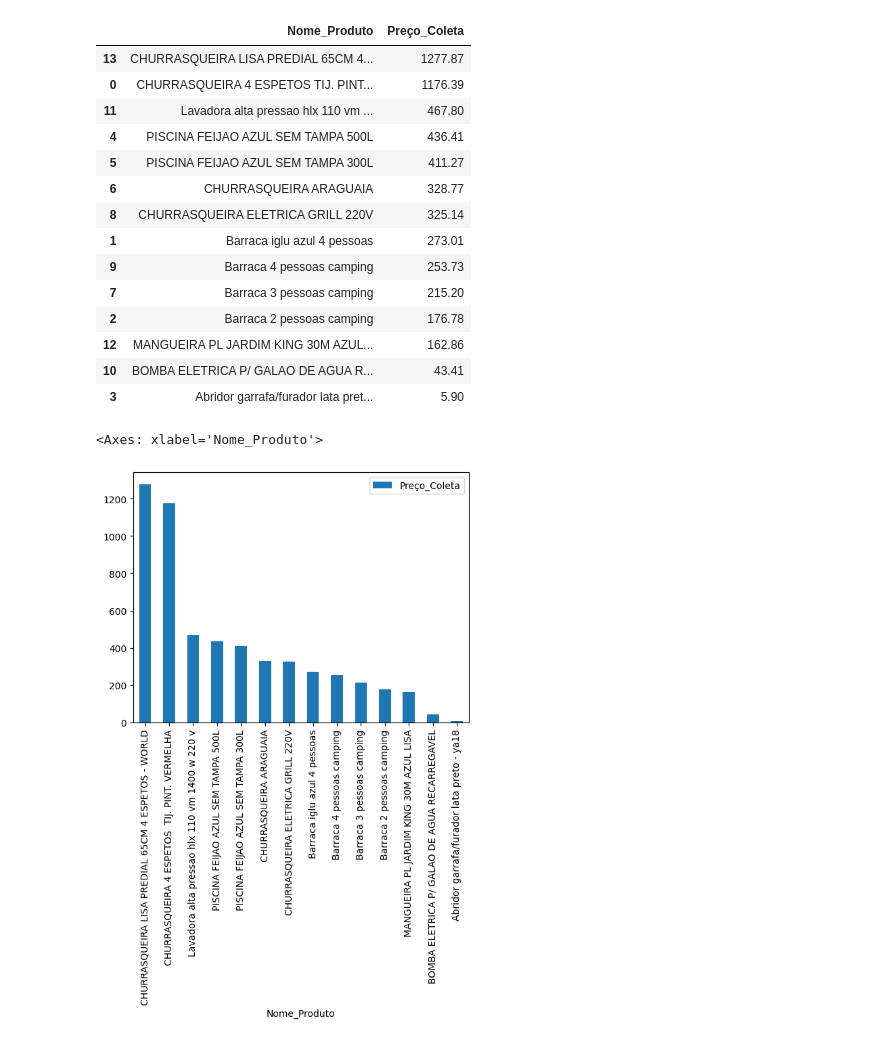
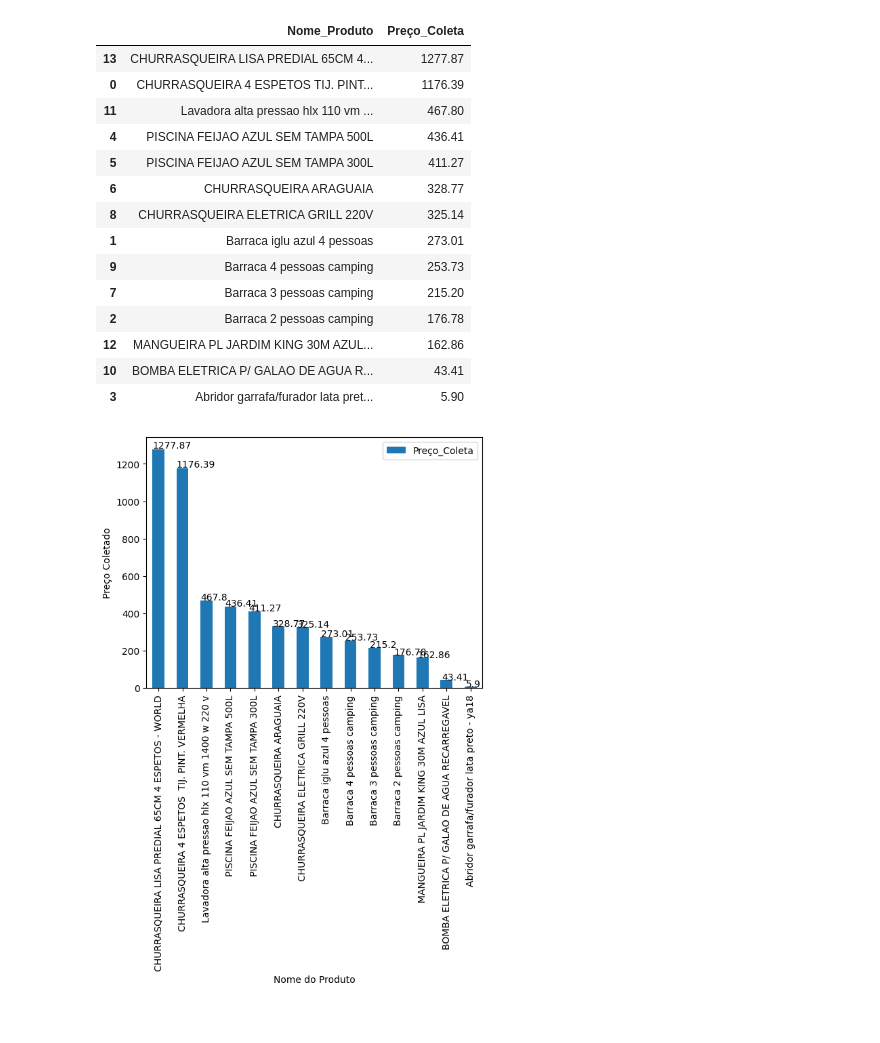
Before and after one commit to hugodevelopment/Web-Scraping, a Jupyter notebook: Desafio_FVG(Ibre).ipynb, the cells around one changed output. Saved outputs shown, nothing was run; the diff lists cells and outputs as text; code cells hidden in the pictures.

```diff
--- a/Desafio_FVG(Ibre).ipynb
+++ b/Desafio_FVG(Ibre).ipynb
@@ -158,5 +158,3 @@ df
 | 11 | Lavadora alta pressao hlx 110 vm ... | [Ref:, 116236, Marca:, TEKNA, Mod... | 467,80 | https://www.marchio.com/lavadora-... | 15/12/2023, 13:38:11 |
 | 12 | MANGUEIRA PL JARDIM KING 30M AZUL... | [Ref:, 8601, Marca:, KING, Modelo... | 162,86 | https://www.marchio.com/mangueira... | 15/12/2023, 13:38:13 |
 | 13 | CHURRASQUEIRA LISA PREDIAL 65CM 4... | [Ref:, 117697, Marca:, WORLD, GRI... | 1.277,87 | https://www.marchio.com/churrasqu... | 15/12/2023, 13:38:14 |
-# %%
-df['Preço_Coleta'] = df['Preço_Coleta'].astype(float)
@@ -165,3 +160,0 @@ ValueError: ignored
-# %%
-df['Preço_Coleta'] = df['Preço_Coleta'].replace(',', '.')
-df["Preço_Coleta"]
@@ -200,8 +177,17 @@ produtos_mais_caros
 | 12 | MANGUEIRA PL JARDIM KING 30M AZUL... | 162.86 |
 | 10 | BOMBA ELETRICA P/ GALAO DE AGUA R... | 43.41 |
 | 3 | Abridor garrafa/furador lata pret... | 5.90 |
-# %%
-produtos_mais_caros.plot(x="Nome_Produto", y="Preço_Coleta",kind="bar")
-# %% [output]
-<Axes: xlabel='Nome_Produto'>
-[figure, removed]
+# %%
+import matplotlib.pyplot as plt
+
+ax = produtos_mais_caros.plot(x="Nome_Produto", y="Preço_Coleta", kind="bar")
+plt.xlabel('Nome do Produto')
+plt.ylabel('Preço Coletado')
+
+# Adiciona rótulos em cada barra
+for p in ax.patches:
+    ax.annotate(str(p.get_height()), (p.get_x() * 1.005, p.get_height() * 1.005))
+
+plt.show()
+# %% [output]
+[figure, added]
```
Also changed, not shown: parts of 7 cells of this notebook.
